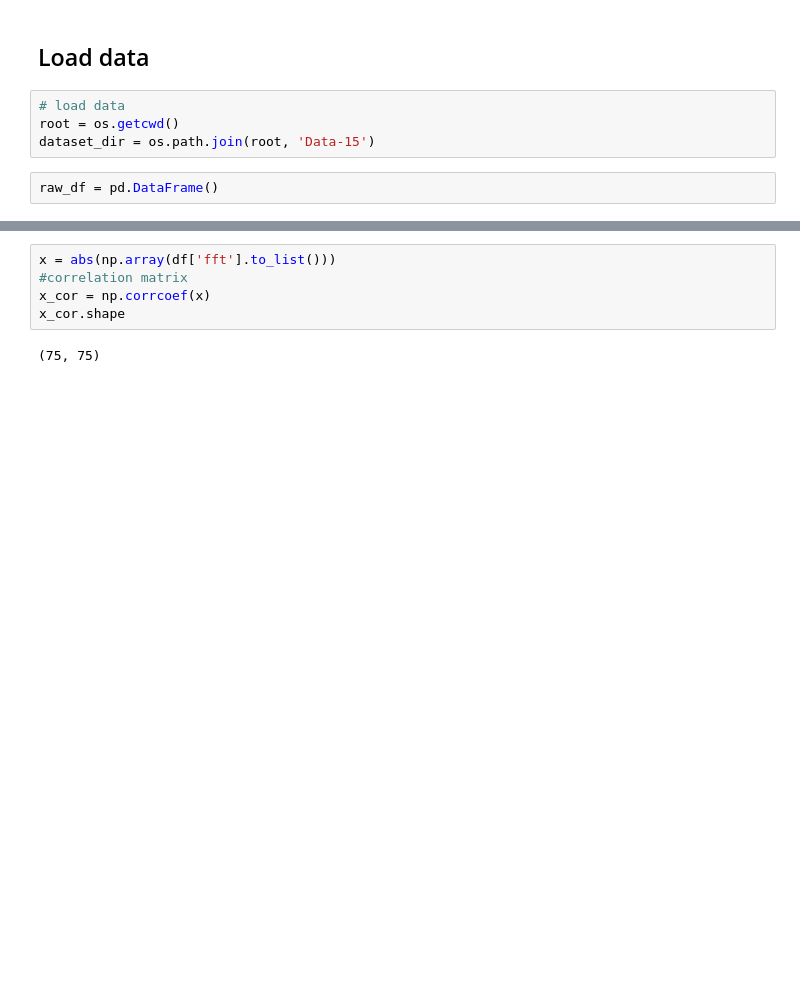
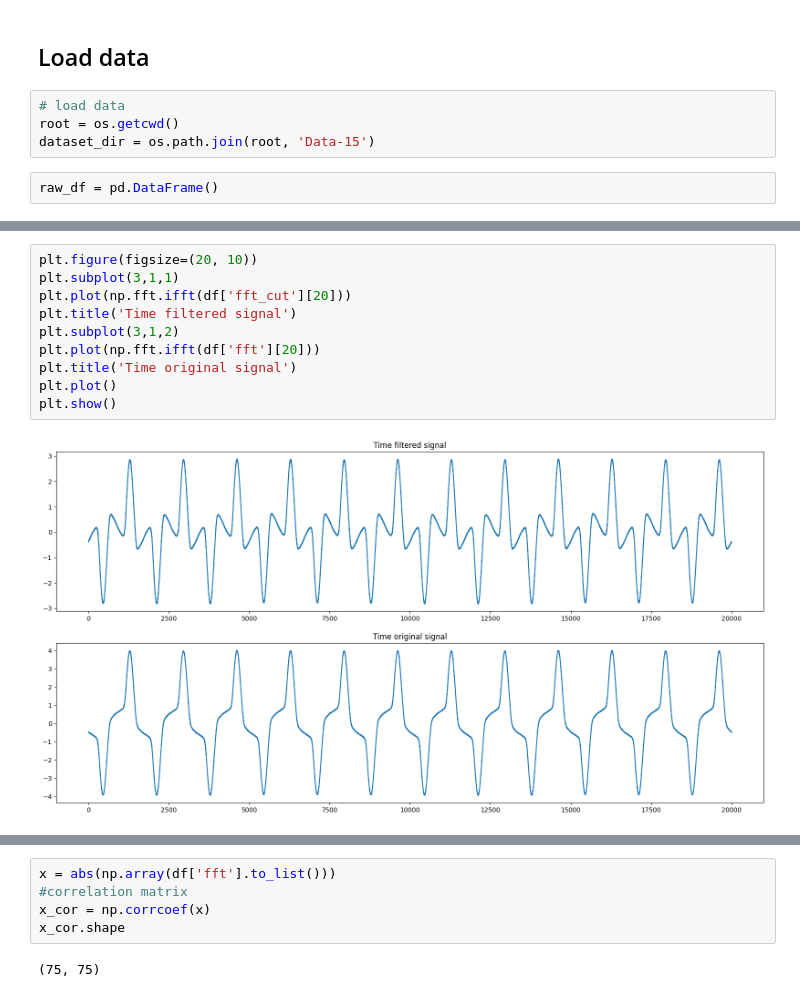
Before and after one commit to davidaleprog/loads_classif, a Jupyter notebook: loads_classif.ipynb, the cells around one changed output, grey strips where cells are left out. Cells and saved outputs as stored; diff of their text form; blank space fills up the shorter version.

```diff
--- a/loads_classif.ipynb
+++ b/loads_classif.ipynb
@@ -77,0 +144,12 @@ TypeError: 'list' object is not callable
+# %%
+plt.figure(figsize=(20, 10))
+plt.subplot(3,1,1)
+plt.plot(np.fft.ifft(df['fft_cut'][20]))
+plt.title('Time filtered signal')
+plt.subplot(3,1,2)
+plt.plot(np.fft.ifft(df['fft'][20]))
+plt.title('Time original signal')
+plt.plot()
+plt.show()
+# %% [output]
+[figure, added]
```
Also changed, not shown: parts of 10 cells of this notebook.
